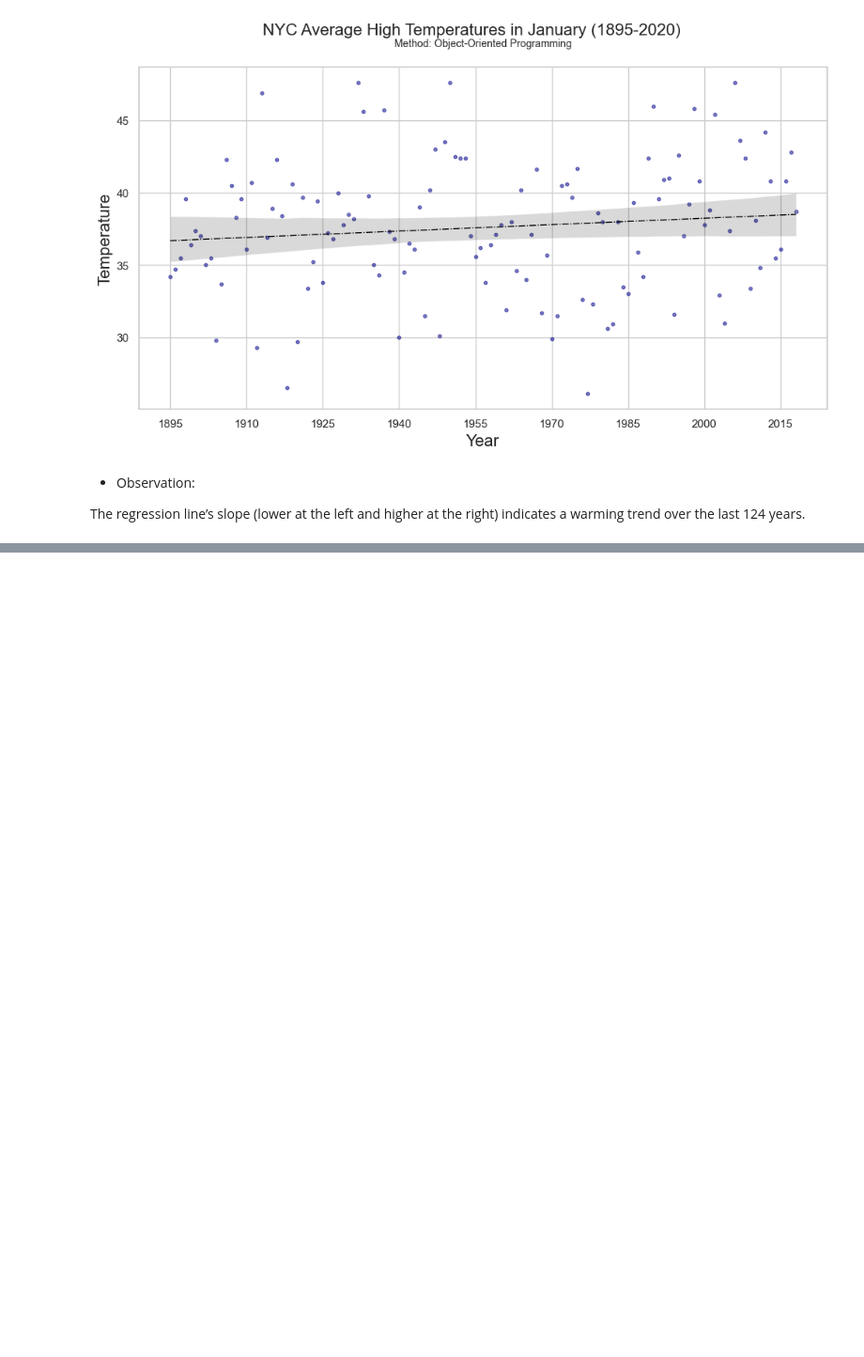
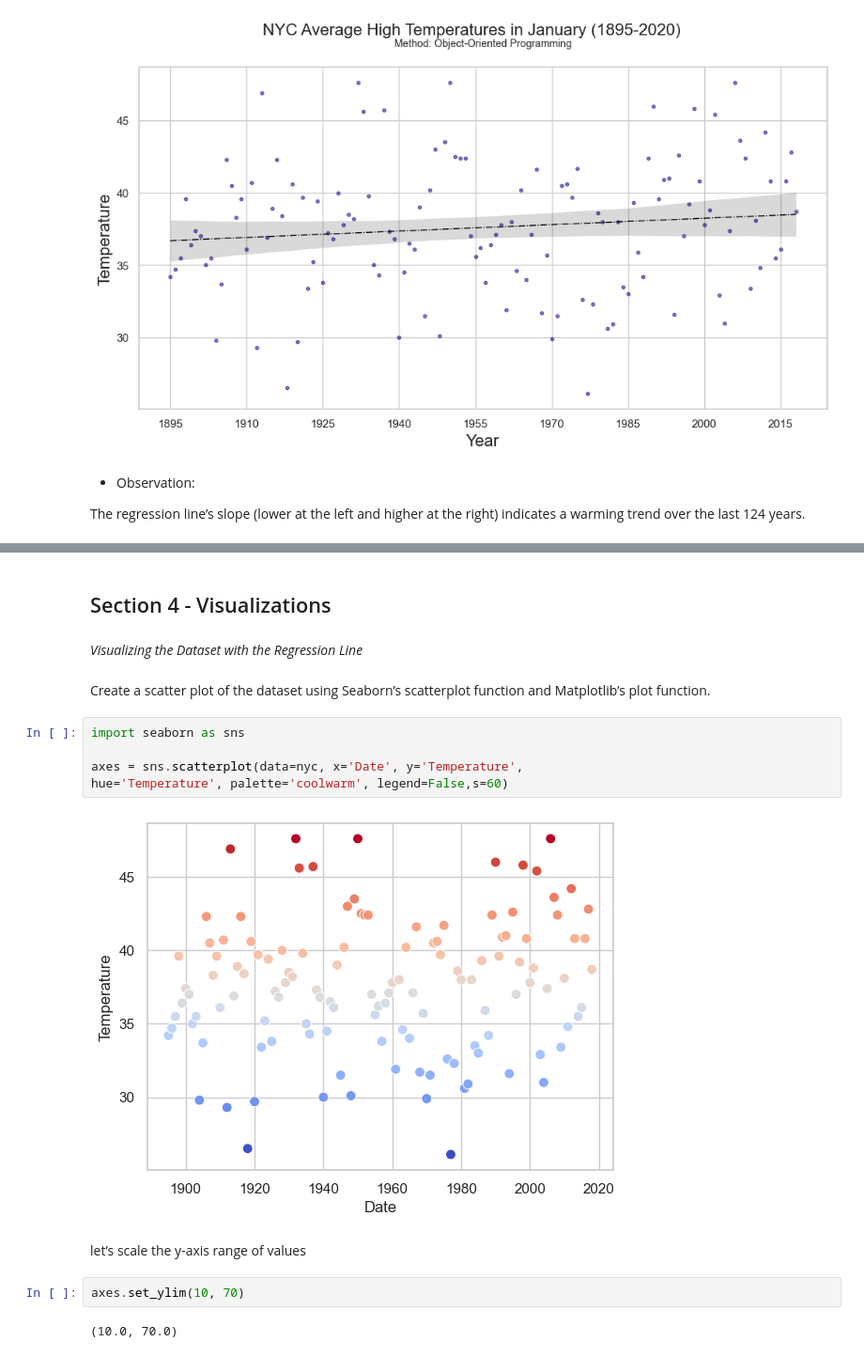
Before and after one commit to Priyankanaskar/Datafun-07-applied, a Jupyter notebook: priyanka_ml.ipynb, the cells around one changed output, grey strips where cells are left out. Shown at 94% size. Cells and saved outputs as stored; diff of their text form; blank space fills up the shorter version.

```diff
--- a/priyanka_ml.ipynb
+++ b/priyanka_ml.ipynb
@@ -225,0 +305,19 @@ The regression line’s slope (lower at the left and higher at the right) indica
+# %% [markdown]
+## Section 4 - Visualizations
+# %% [markdown]
+*Visualizing the Dataset with the Regression Line*
+# %% [markdown]
+Create a scatter plot of the dataset using Seaborn’s scatterplot function and Matplotlib’s plot function.
+# %%
+import seaborn as sns
+
+axes = sns.scatterplot(data=nyc, x='Date', y='Temperature',
+hue='Temperature', palette='coolwarm', legend=False,s=60)
+# %% [output]
+[figure, added]
+# %% [markdown]
+let’s scale the y-axis range of values
+# %%
+axes.set_ylim(10, 70)
+# %% [output]
+(10.0, 70.0)
```
Also changed, not shown: parts of 34 cells of this notebook.
